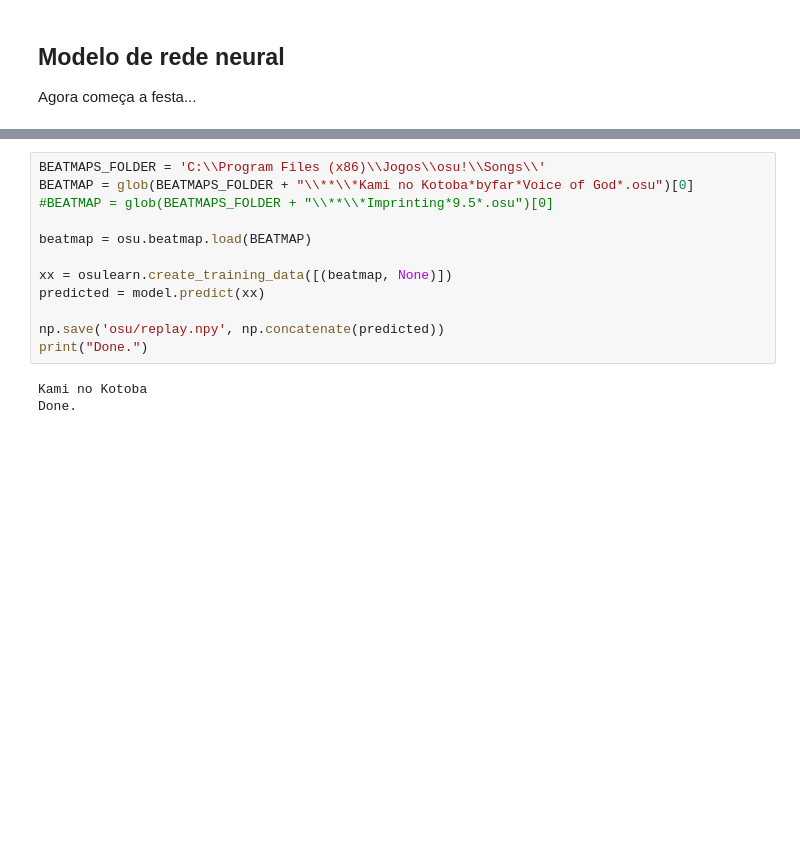
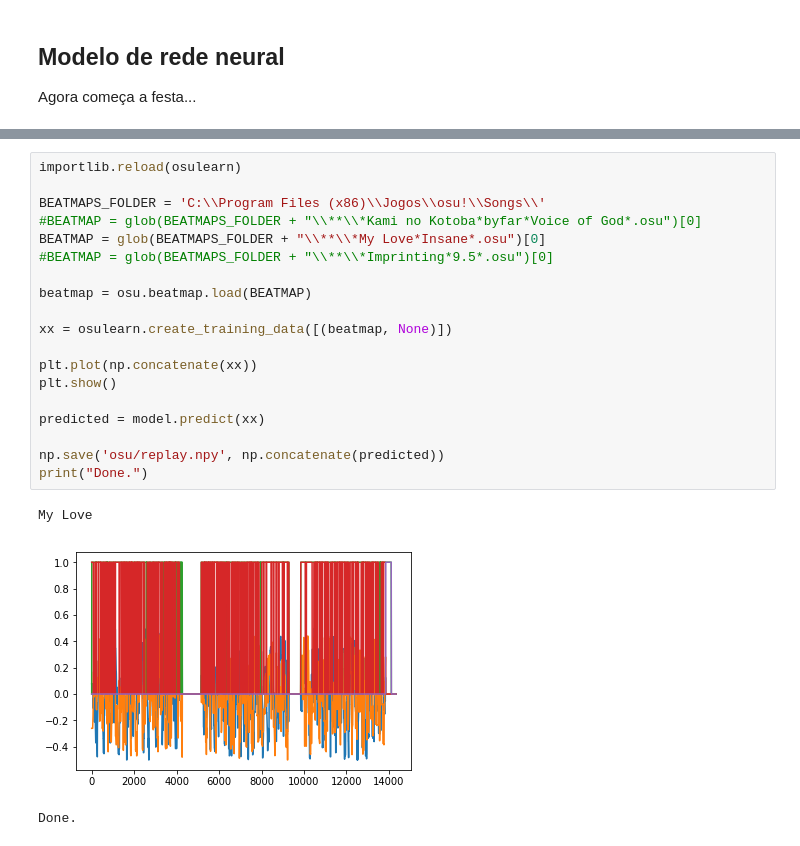
Before and after one commit to GuiBrandt/OsuLearn, a Jupyter notebook: OsuLearn.ipynb, the cells around one changed output, grey strips where cells are left out. Drawn from its saved outputs; the diff is of its cells as text; blank space fills up the shorter version.

```diff
--- a/OsuLearn.ipynb
+++ b/OsuLearn.ipynb
@@ -280,16 +291,24 @@ for i in range(50):#len(predicted)):
 ... (88 outputs left out)
 # %%
+importlib.reload(osulearn)
+
 BEATMAPS_FOLDER = 'C:\\Program Files (x86)\\Jogos\\osu!\\Songs\\'
-BEATMAP = glob(BEATMAPS_FOLDER + "\\**\\*Kami no Kotoba*byfar*Voice of God*.osu")[0]
+#BEATMAP = glob(BEATMAPS_FOLDER + "\\**\\*Kami no Kotoba*byfar*Voice of God*.osu")[0]
+BEATMAP = glob(BEATMAPS_FOLDER + "\\**\\*My Love*Insane*.osu")[0]
 #BEATMAP = glob(BEATMAPS_FOLDER + "\\**\\*Imprinting*9.5*.osu")[0]
 
 beatmap = osu.beatmap.load(BEATMAP)
 
 xx = osulearn.create_training_data([(beatmap, None)])
+
+plt.plot(np.concatenate(xx))
+plt.show()
+
 predicted = model.predict(xx)
 
 np.save('osu/replay.npy', np.concatenate(predicted))
 print("Done.")
 # %% [output]
-Kami no Kotoba
-Done.
+My Love
+[figure, added]
+Done.
```
Also changed, not shown: parts of 7 cells of this notebook, 5 other files.
